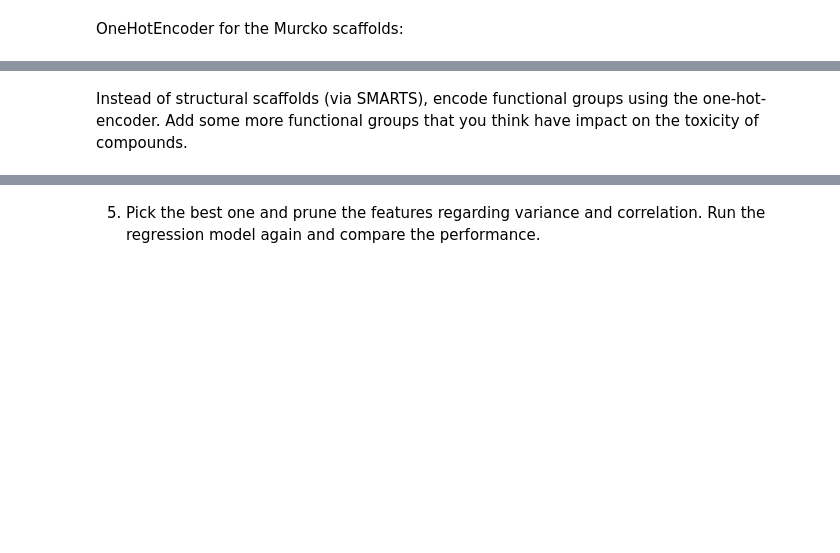
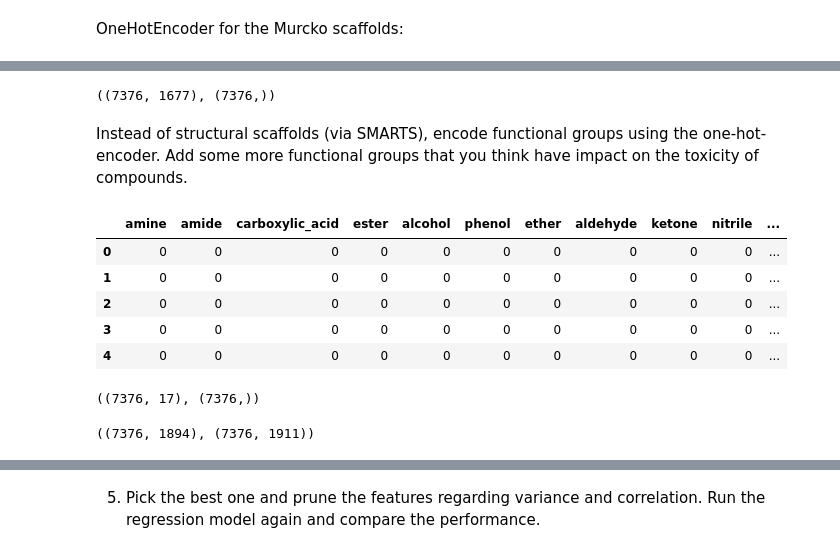
Before and after one commit to shim24/DSA104, a Jupyter notebook: assignments/assignment03/3_OHE_toxicity.ipynb, the cells around one changed output, grey strips where cells are left out. Saved outputs shown, nothing was run; the diff lists cells and outputs as text; code cells hidden in the pictures; blank space fills up the shorter version.

```diff
--- a/assignments/assignment03/3_OHE_toxicity.ipynb
+++ b/assignments/assignment03/3_OHE_toxicity.ipynb
@@ -65,0 +77,5 @@ Index(['smiles', 'ld_50'], dtype='object')
+# %%
+tox = tox.dropna(subset=["smiles", "ld_50"]).copy()
+tox["mol"] = tox["smiles"].apply(Chem.MolFromSmiles)
+tox = tox[tox["mol"].notna()].copy()
+tox.shape
@@ -96,21 +168,66 @@ OneHotEncoder for the Murcko scaffolds:
+# %%
+X_scaf.shape, y_scaf.shape
+# %% [output]
+((7376, 1677), (7376,))
 # %% [markdown]
 Instead of structural scaffolds (via SMARTS), encode functional groups using the one-hot-encoder. Add some more functional groups that you think have impact on the toxicity of compounds.
 # %%
 functional_groups = {
     "amine": "[NX3;H2,H1;!$(NC=O)]",
+    "amide": "C(=O)N",
     "carboxylic_acid": "C(=O)[OX2H1]",
-    "aromatic_ring": "a"
+    "ester": "C(=O)O[#6]",
+    "alcohol": "[OX2H][#6]",
+    "phenol": "c[OX2H]",
+    "ether": "[OD2]([#6])[#6]",
+    "aldehyde": "[CX3H1](=O)[#6]",
+    "ketone": "[#6][CX3](=O)[#6]",
+    "nitrile": "C#N",
+    "nitro": "[NX3](=O)=O",
+    "halogen": "[F,Cl,Br,I]",
+    "aromatic_ring": "a",
+    "thiol": "[SX2H]",
+    "thioether": "[SX2]([#6])[#6]",
+    "sulfone": "[#16X4](=[OX1])(=[OX1])",
+    "heterocycle": "[!#6;R]"
 }
+
+patterns = {k: Chem.MolFromSmarts(v) for k,v in functional_groups.items()}
+
+def detect_groups(smiles):
+    mol = Chem.MolFromSmiles(smiles)
+    if mol is None:
+        return {name: 0 for name in patterns.keys()}
+    return {
+        name: int(mol.HasSubstructMatch(pat))
+        for name, pat in patterns.items()
+    }
 # %%
-patterns = {k: Chem.MolFromSmarts(v) for k,v in functional_groups.items()}
-
-def detect_groups(smiles):
-    mol = Chem.MolFromSmiles(smiles)
-    return {
-        name: int(mol.HasSubstructMatch(pat))
-        for name, pat in patterns.items()
-    }
-
 X_fg = pd.DataFrame(
     tox["smiles"].apply(detect_groups).tolist()
 )
+
+y_fg = tox["ld_50"].reset_index(drop=True)
+
+X_fg.head()
+# %% [output]
+|  | amine | amide | carboxylic_acid | ester | alcohol | phenol | ether | aldehyde | ketone | nitrile | ... |
+| 0 | 0 | 0 | 0 | 0 | 0 | 0 | 0 | 0 | 0 | 0 | ... |
+| 1 | 0 | 0 | 0 | 0 | 0 | 0 | 0 | 0 | 0 | 0 | ... |
+| 2 | 0 | 0 | 0 | 0 | 0 | 0 | 0 | 0 | 0 | 0 | ... |
+| 3 | 0 | 0 | 0 | 0 | 0 | 0 | 0 | 0 | 0 | 0 | ... |
+| 4 | 0 | 0 | 0 | 0 | 0 | 0 | 0 | 0 | 0 | 0 | ... |
+# %%
+X_fg.shape, y_fg.shape
+# %% [output]
+((7376, 17), (7376,))
+# %%
+X_scaf_md = X_scaf.loc[valid_md_idx].reset_index(drop=True)
+X_fg_md = X_fg.loc[valid_md_idx].reset_index(drop=True)
+
+X_md_scaf = pd.concat([X_md, X_scaf_md], axis=1)
+X_md_scaf_fg = pd.concat([X_md, X_scaf_md, X_fg_md], axis=1)
+
+X_md_scaf.shape, X_md_scaf_fg.shape
+# %% [output]
+((7376, 1894), (7376, 1911))
```
Also changed, not shown: parts of 40 cells of this notebook.
